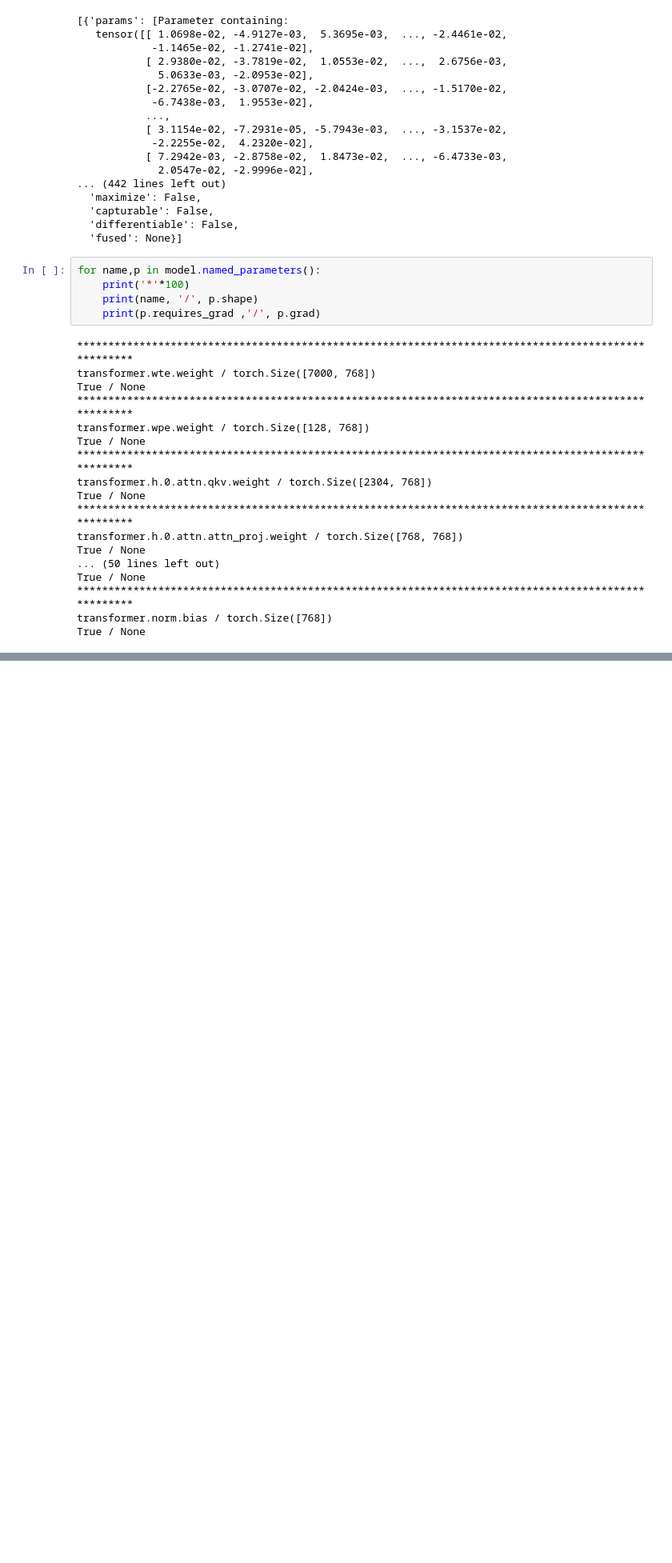
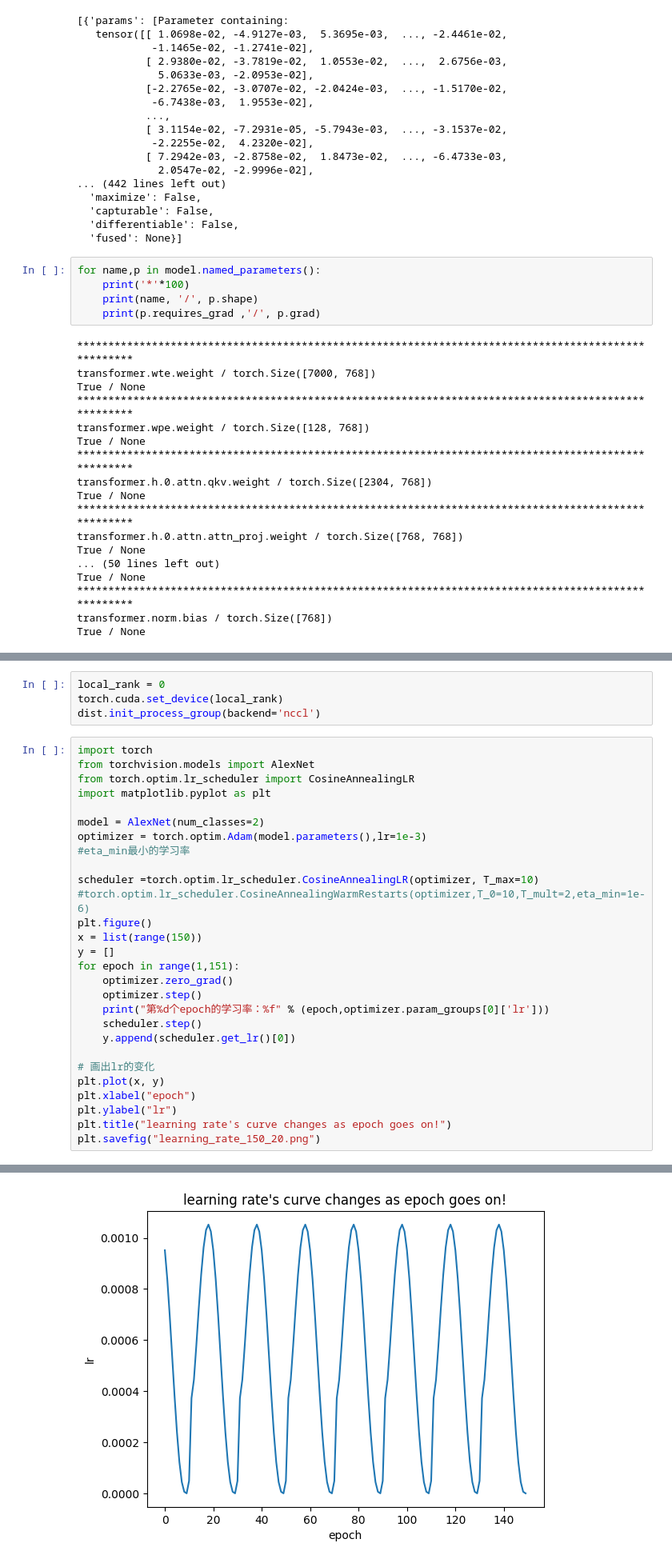
Before and after one commit to UsernameDSF/my_GPT, a Jupyter notebook: test.ipynb, the cells around one changed output, grey strips where cells are left out. Shown: that part at 80% size. Saved outputs shown, nothing was run; the diff lists cells and outputs as text; blank space fills up the shorter version.

```diff
--- a/test.ipynb
+++ b/test.ipynb
@@ -215,0 +262,32 @@ True / None
+# %%
+local_rank = 0
+torch.cuda.set_device(local_rank)
+dist.init_process_group(backend='nccl')
+# %%
+import torch
+from torchvision.models import AlexNet
+from torch.optim.lr_scheduler import CosineAnnealingLR
+import matplotlib.pyplot as plt
+
+model = AlexNet(num_classes=2)
+optimizer = torch.optim.Adam(model.parameters(),lr=1e-3)
+#eta_min最小的学习率
+
+scheduler =torch.optim.lr_scheduler.CosineAnnealingLR(optimizer, T_max=10) #torch.optim.lr_scheduler.CosineAnnealingWarmRestarts(optimizer,T_0=10,T_mult=2,eta_min=1e-6)
+plt.figure()
+x = list(range(150))
+y = []
+for epoch in range(1,151):
+    optimizer.zero_grad()
+    optimizer.step()
+    print("第%d个epoch的学习率：%f" % (epoch,optimizer.param_groups[0]['lr']))
+    scheduler.step()
+    y.append(scheduler.get_lr()[0])
+
+# 画出lr的变化
+plt.plot(x, y)
+plt.xlabel("epoch")
+plt.ylabel("lr")
+plt.title("learning rate's curve changes as epoch goes on!")
+plt.savefig("learning_rate_150_20.png")
+# %% [output]
@@ -215,0 +311 @@ True / None
+[figure, added]
```
Also changed, not shown: parts of 6 cells of this notebook, 6 other files.
